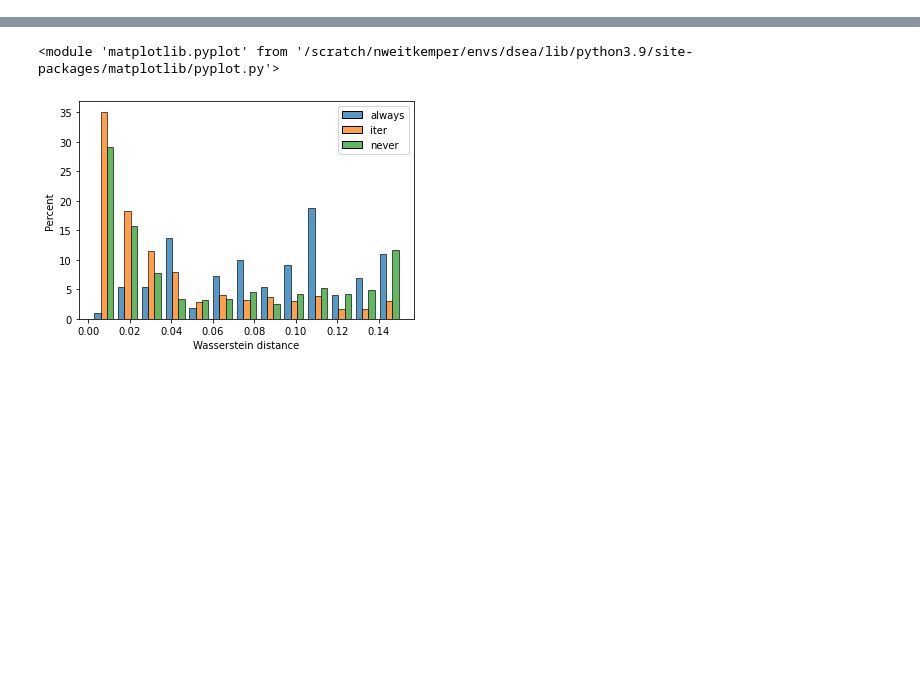
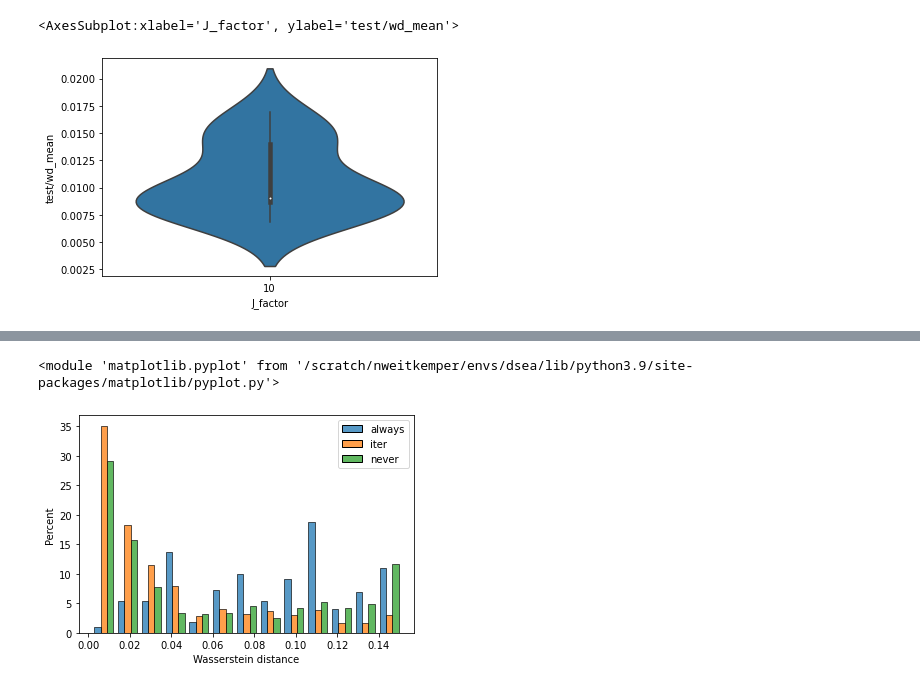
Before and after one commit to NicoWeio/Bachelor-code, a Jupyter notebook: z_evaluate_sweep.ipynb, the cells around one changed output, grey strips where cells are left out. Cells and saved outputs as stored; diff of their text form; code cells hidden in the pictures; blank space fills up the shorter version.

```diff
--- a/z_evaluate_sweep.ipynb
+++ b/z_evaluate_sweep.ipynb
@@ -27,0 +76,6 @@ Best run zesty-sweep-35 with 0.0039 wasserstein distance
+# %%
+sns.violinplot(data=df, y='test/wd_mean', x='J_factor')
+# sns.violinplot(data=df_single, y='test/wd_single', x='J_factor')
+# %% [output]
+<AxesSubplot:xlabel='J_factor', ylabel='test/wd_mean'>
+[figure, added]
```
Also changed, not shown: parts of 12 cells of this notebook, 1 other file.
